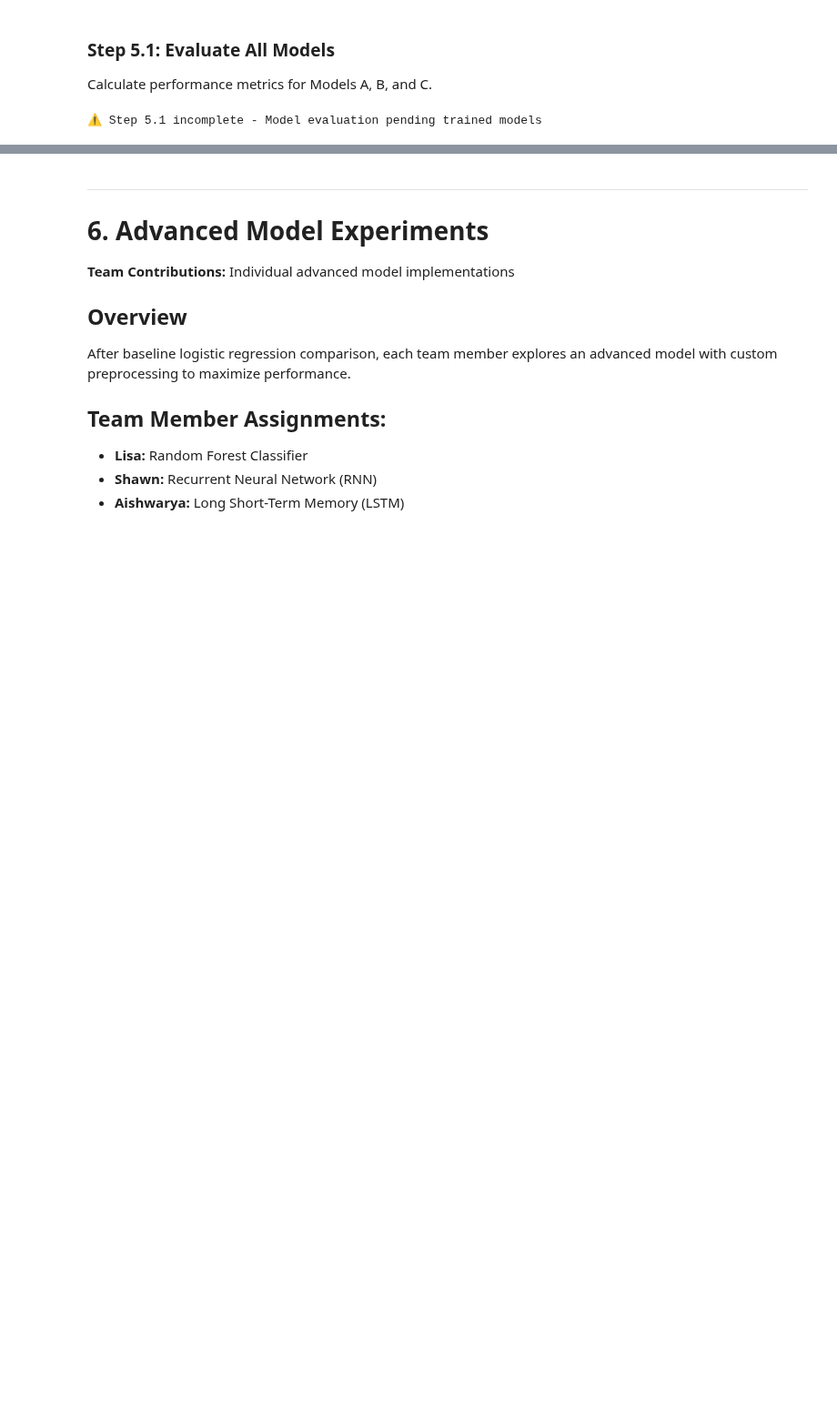
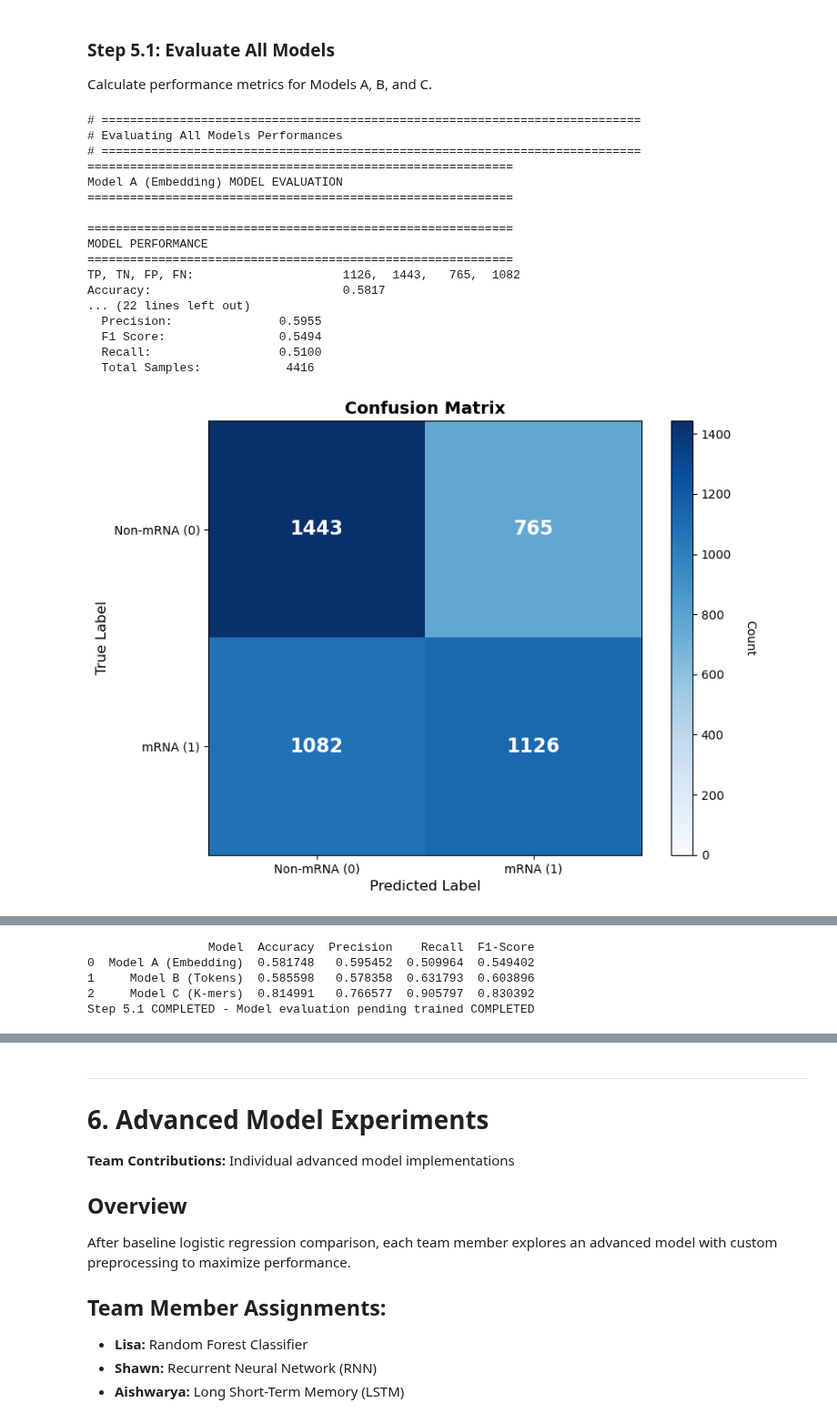
Before and after one commit to KalyaniVijayPakhale/MSI5001-Group-Project, a Jupyter notebook: MSI5001_Team15_mRNA.ipynb, the cells around one changed output, grey strips where cells are left out. Shown at 91% size. Drawn from its saved outputs; the diff is of its cells as text; code cells hidden in the pictures; blank space fills up the shorter version.

```diff
--- a/MSI5001_Team15_mRNA.ipynb
+++ b/MSI5001_Team15_mRNA.ipynb
@@ -610,5 +617,8 @@ Train logistic regression on positional embedding features.
 #
 # Output: model_A, y_pred_A
 
-print("⚠️ Step 4.1 incomplete - Model A training pending")
+model_A = LogisticRegression(max_iter=1000, random_state=42)
+model_A.fit(X_train_embedding_balanced, y_train_balanced)
+y_pred_A = model_A.predict(X_test_embedding)
+print("Step 4.1 COMPLETED - Model A training completed")
 # %% [output]
@@ -630,5 +640,8 @@ Train logistic regression on character tokenization features.
 #
 # Output: model_B, y_pred_B
 
-print("⚠️ Step 4.2 incomplete - Model B training pending")
+model_B = LogisticRegression(max_iter=1000, random_state=42)
+model_B.fit(X_train_tokens_balanced, y_train_balanced)
+y_pred_B = model_B.predict(X_test_tokens)
+print("Step 4.2 COMPLETED - Model B training completed")
 # %% [output]
@@ -650,5 +663,8 @@ Train logistic regression on k-mer frequency features.
 #
 # Output: model_C, y_pred_C
 
-print("⚠️ Step 4.3 incomplete - Model C training pending")
+model_C = LogisticRegression(max_iter=1000, random_state=42)
+model_C.fit(X_train_kmers_balanced, y_train_balanced)
+y_pred_C = model_C.predict(X_test_kmers)
+print("Step 4.3 COMPLETED - Model C training completed")
 # %% [output]
@@ -882,27 +919,49 @@ Calculate performance metrics for Models A, B, and C.
 # %%
 # ============================================================================
 # STEP 5.1: Evaluate All Models - TO BE COMPLETED
 # ============================================================================
 
 # TODO: Evaluate each model's performance
 #
-# # Evaluate Model A
-# test_metrics_A = compute_metrics(y_test, y_pred_A)
-# print_metrics(test_metrics_A, "Model A (Embedding)", trained_model=model_A)
-#
-# # Repeat for Models B and C
-#
-# # Create comparison DataFrame
-# results = pd.DataFrame({
-#     'Model': ['Model A (Embedding)', 'Model B (Tokens)', 'Model C (K-mers)'],
-#     'Accuracy': [acc_A, acc_B, acc_C],
-#     'Precision': [precision_A, precision_B, precision_C],
-#     'Recall': [recall_A, recall_B, recall_C],
-#     'F1-Score': [f1_A, f1_B, f1_C]
-# })
-#
-# print(results)
+# Evaluate All Models
+print("# ============================================================================")
+print("# Evaluating All Models Performances")
+print("# ============================================================================")
+test_metrics_A = compute_metrics(y_test, y_pred_A)
+print_metrics(test_metrics_A, "Model A (Embedding)", trained_model=model_A, x_test=X_test_embedding)
+test_metrics_B = compute_metrics(y_test, y_pred_B)
+print_metrics(test_metrics_B, "Model B (Tokens)", trained_model=model_B, x_test=X_test_tokens)
+test_metrics_C = compute_metrics(y_test, y_pred_C)
+print_metrics(test_metrics_C, "Model C (K-mers)", trained_model=model_C, x_test=X_test_kmers)
 
-print("⚠️ Step 5.1 incomplete - Model evaluation pending trained models")
+# Create comparison DataFrame
+results = pd.DataFrame({
+     'Model': ['Model A (Embedding)', 'Model B (Tokens)', 'Model C (K-mers)'],
+     'Accuracy': [test_metrics_A['accuracy'], test_metrics_B['accuracy'], test_metrics_C['accuracy']],
+     'Precision': [test_metrics_A['precision'], test_metrics_B['precision'], test_metrics_C['precision']],
+     'Recall': [test_metrics_A['recall'], test_metrics_B['recall'], test_metrics_C['recall']],
+     'F1-Score': [test_metrics_A['f1_score'], test_metrics_B['f1_score'], test_metrics_C['f1_score']]
+})
+
+print(results)
+
+print("Step 5.1 COMPLETED - Model evaluation pending trained COMPLETED")
 # %% [output]
-⚠️ Step 5.1 incomplete - Model evaluation pending trained models
+# ============================================================================
+# Evaluating All Models Performances
+# ============================================================================
+============================================================
+Model A (Embedding) MODEL EVALUATION
+============================================================
+
+============================================================
+MODEL PERFORMANCE
+============================================================
+TP, TN, FP, FN:                     1126,  1443,   765,  1082
+Accuracy:                           0.5817
+... (22 lines left out)
+  Precision:               0.5955
+  F1 Score:                0.5494
+  Recall:                  0.5100
+  Total Samples:            4416
+[figure, added]
@@ -908,0 +1007,5 @@ print("⚠️ Step 5.1 incomplete - Model evaluation pending trained models")
+                 Model  Accuracy  Precision    Recall  F1-Score
+0  Model A (Embedding)  0.581748   0.595452  0.509964  0.549402
+1     Model B (Tokens)  0.585598   0.578358  0.631793  0.603896
+2     Model C (K-mers)  0.814991   0.766577  0.905797  0.830392
+Step 5.1 COMPLETED - Model evaluation pending trained COMPLETED
```
Also changed, not shown: parts of 16 cells of this notebook, 1 other file.
